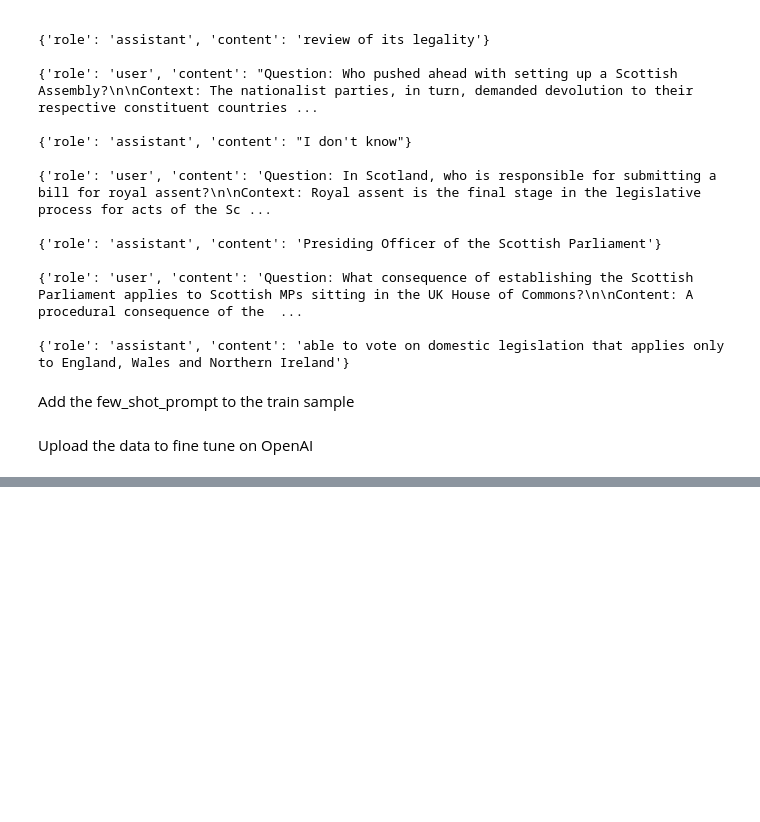
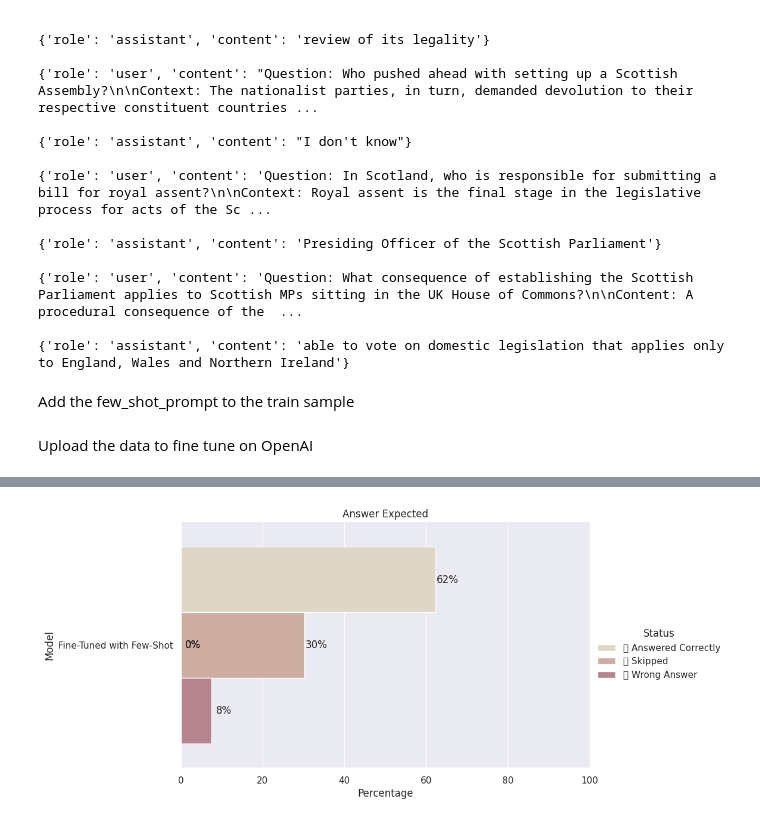
Before and after one commit to MatthewHsu1/RAGsystemOpenAI, a Jupyter notebook: Open_AI_RAG.ipynb, the cells around one changed output, grey strips where cells are left out. Saved outputs shown, nothing was run; the diff lists cells and outputs as text; code cells hidden in the pictures; blank space fills up the shorter version.

```diff
--- a/Open_AI_RAG.ipynb
+++ b/Open_AI_RAG.ipynb
@@ -571,2 +580,0 @@ df["generated_answer"] = df["generated_answer"].apply(remove_text_error)
-# %%
-df["ft_generated_answer"] = df["ft_generated_answer"].apply(remove_text_error)
@@ -944,0 +1001,4 @@ model_id
+# %%
+from google.colab import userdata
+
+model_id = userdata.get("qdrant_fine_tuned")
@@ -944,0 +1092,4 @@ model_id
+# %%
+df["ft_generated_answer_few_shot"] = df.progress_apply(answer_question, model = model_id, prompt_func = get_few_shot_prompt_non_fine_tune, axis = 1)
+# %%
+evaluator = Evaluator(df)
@@ -944,0 +1105,4 @@ model_id
+# %%
+evaluator.plot_evaluate_model(["ft_generated_answer_few_shot"], scenario="answer_expected", labels=["Fine-Tuned with Few-Shot"])
+# %% [output]
+[figure, added]
```
Also changed, not shown: parts of 80 cells of this notebook.
